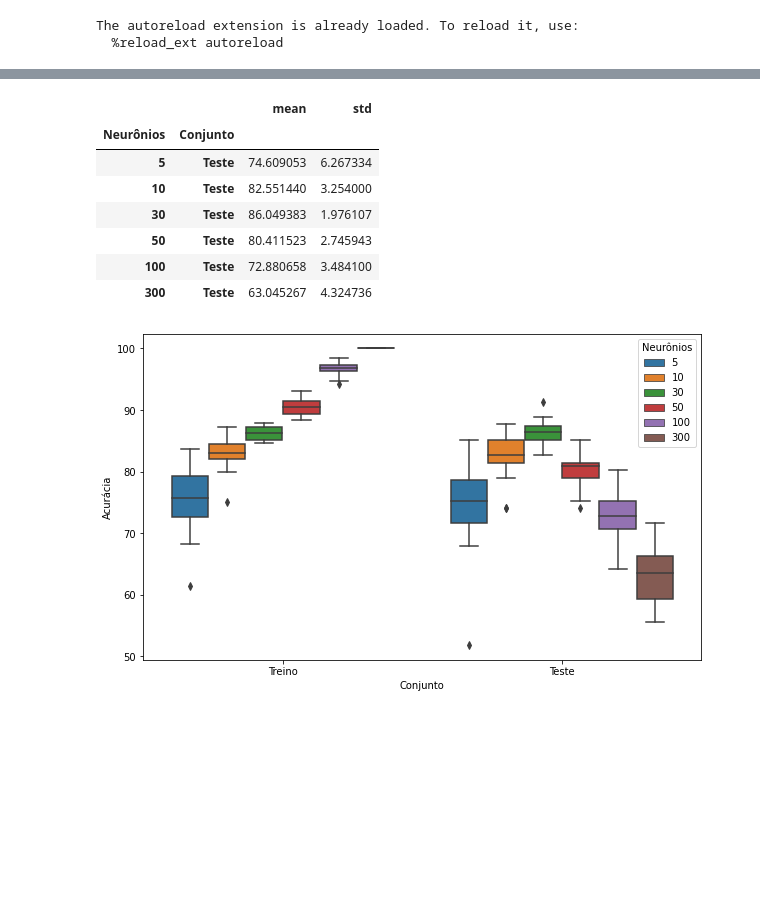
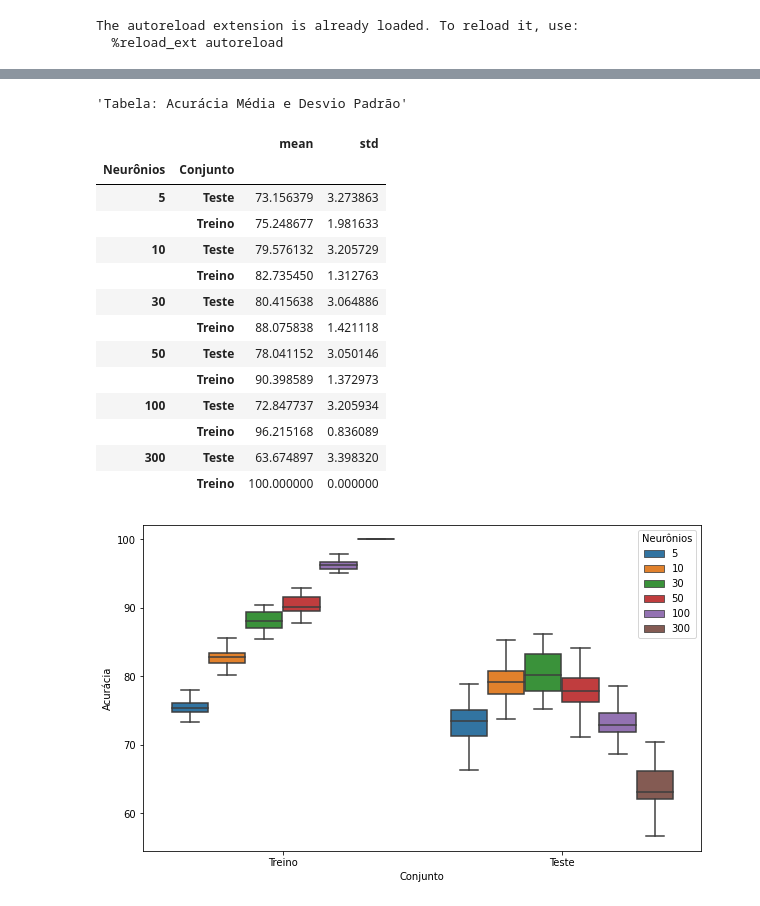
Before and after one commit to vicrsp/rna-ppgee, a Jupyter notebook: exercicios/ex6/Redes Neurais Artificiais - Exercício 6.ipynb, the cells around one changed output, grey strips where cells are left out. Saved outputs shown, nothing was run; the diff lists cells and outputs as text; code cells hidden in the pictures; blank space fills up the shorter version.

```diff
--- a/exercicios/ex6/Redes Neurais Artificiais - Exercício 6.ipynb
+++ b/exercicios/ex6/Redes Neurais Artificiais - Exercício 6.ipynb
@@ -264,12 +210,19 @@ def perceptron_elm_experiment(X, y, N=5, print_results=True):
 # %%
-elm_experiment(X_hd, y_hd,neurons=[5,10,30,50,100,300])
+results_hd, datasets_hd = elm_experiment_dataset_split(X_hd, y_hd,neurons=[5,10,30,50,100,300])
 # %% [output]
+'Tabela: Acurácia Média e Desvio Padrão'
 |  |  | mean | std |
 | Neurônios | Conjunto |  |  |
-| 5 | Teste | 74.609053 | 6.267334 |
-| 10 | Teste | 82.551440 | 3.254000 |
-| 30 | Teste | 86.049383 | 1.976107 |
-| 50 | Teste | 80.411523 | 2.745943 |
-| 100 | Teste | 72.880658 | 3.484100 |
-| 300 | Teste | 63.045267 | 4.324736 |
+| 5 | Teste | 73.156379 | 3.273863 |
+|  | Treino | 75.248677 | 1.981633 |
+| 10 | Teste | 79.576132 | 3.205729 |
+|  | Treino | 82.735450 | 1.312763 |
+| 30 | Teste | 80.415638 | 3.064886 |
+|  | Treino | 88.075838 | 1.421118 |
+| 50 | Teste | 78.041152 | 3.050146 |
+|  | Treino | 90.398589 | 1.372973 |
+| 100 | Teste | 72.847737 | 3.205934 |
+|  | Treino | 96.215168 | 0.836089 |
+| 300 | Teste | 63.674897 | 3.398320 |
+|  | Treino | 100.000000 | 0.000000 |
-[figure, old version]
+[figure, new version]
```
Also changed, not shown: parts of 17 cells of this notebook, 1 other file.
